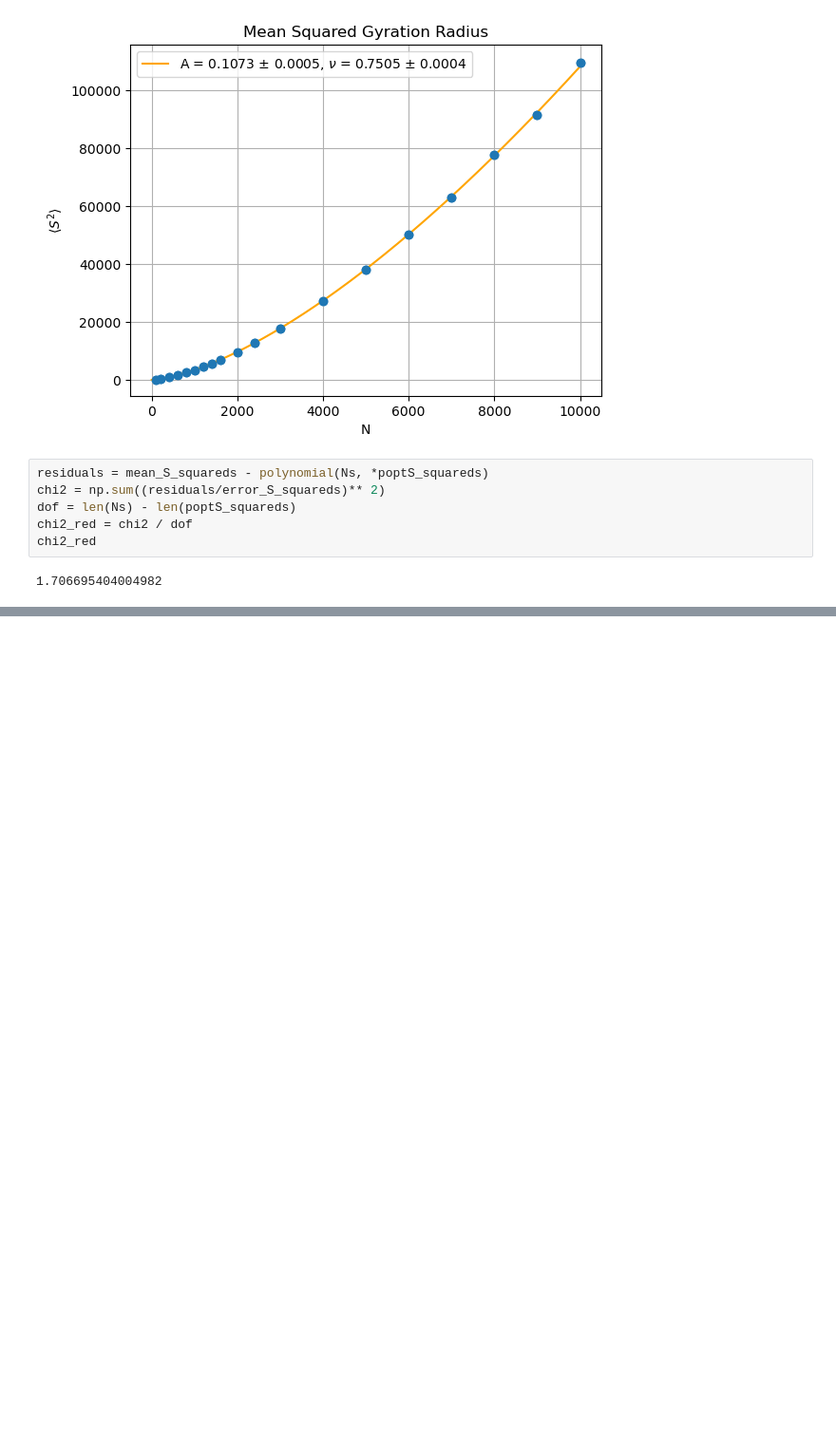
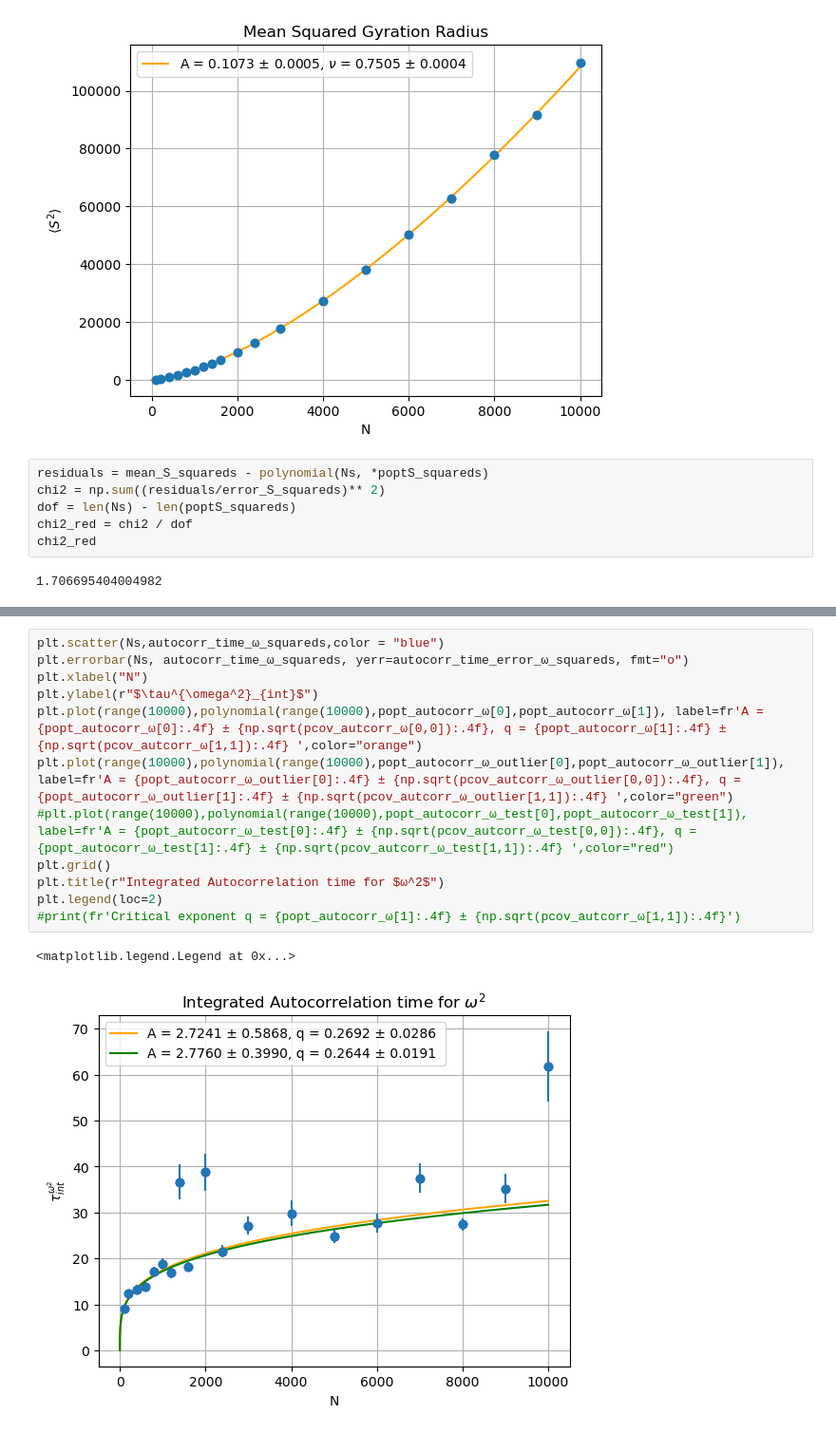
Before and after one commit to mandus24/ComputationalPhysics, a Jupyter notebook: polymer/polymer.ipynb, the cells around one changed output, grey strips where cells are left out. Shown: that part at 95% size. Cells and saved outputs as stored; diff of their text form; blank space fills up the shorter version.

```diff
--- a/polymer/polymer.ipynb
+++ b/polymer/polymer.ipynb
@@ -607 +697,16 @@ chi2_red
+# %%
+plt.scatter(Ns,autocorr_time_ω_squareds,color = "blue")
+plt.errorbar(Ns, autocorr_time_ω_squareds, yerr=autocorr_time_error_ω_squareds, fmt="o")
+plt.xlabel("N")
+plt.ylabel(r"$\tau^{\omega^2}_{int}$")
+plt.plot(range(10000),polynomial(range(10000),popt_autocorr_ω[0],popt_autocorr_ω[1]), label=fr'A = {popt_autocorr_ω[0]:.4f} ± {np.sqrt(pcov_autcorr_ω[0,0]):.4f}, q = {popt_autocorr_ω[1]:.4f} ± {np.sqrt(pcov_autcorr_ω[1,1]):.4f} ',color="orange")
+plt.plot(range(10000),polynomial(range(10000),popt_autocorr_ω_outlier[0],popt_autocorr_ω_outlier[1]), label=fr'A = {popt_autocorr_ω_outlier[0]:.4f} ± {np.sqrt(pcov_autcorr_ω_outlier[0,0]):.4f}, q = {popt_autocorr_ω_outlier[1]:.4f} ± {np.sqrt(pcov_autcorr_ω_outlier[1,1]):.4f} ',color="green")
+#plt.plot(range(10000),polynomial(range(10000),popt_autocorr_ω_test[0],popt_autocorr_ω_test[1]), label=fr'A = {popt_autocorr_ω_test[0]:.4f} ± {np.sqrt(pcov_autcorr_ω_test[0,0]):.4f}, q = {popt_autocorr_ω_test[1]:.4f} ± {np.sqrt(pcov_autcorr_ω_test[1,1]):.4f} ',color="red")
+plt.grid()
+plt.title(r"Integrated Autocorrelation time for $ω^2$")
+plt.legend(loc=2)
+#print(fr'Critical exponent q = {popt_autocorr_ω[1]:.4f} ± {np.sqrt(pcov_autcorr_ω[1,1]):.4f}')
+# %% [output]
+<matplotlib.legend.Legend at 0x...>
+[figure, added]
 # %%
```
Also changed, not shown: parts of 14 cells of this notebook.
